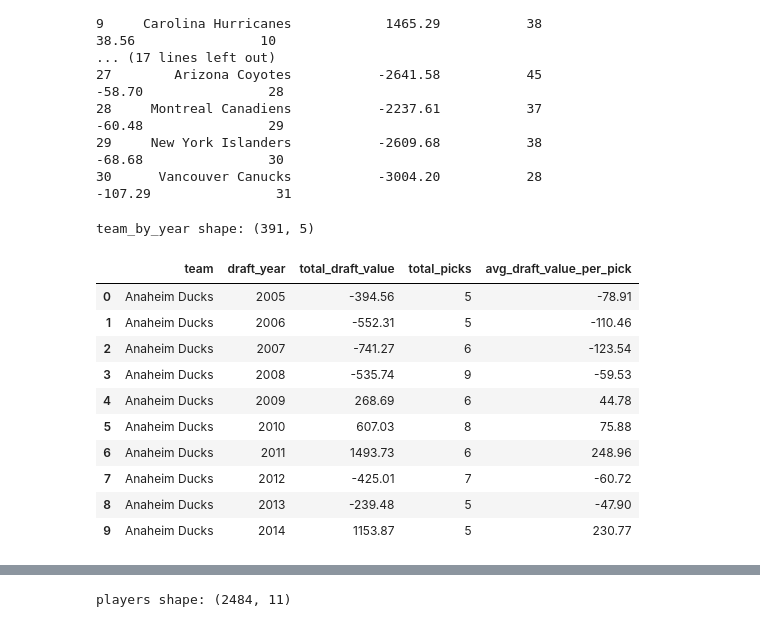
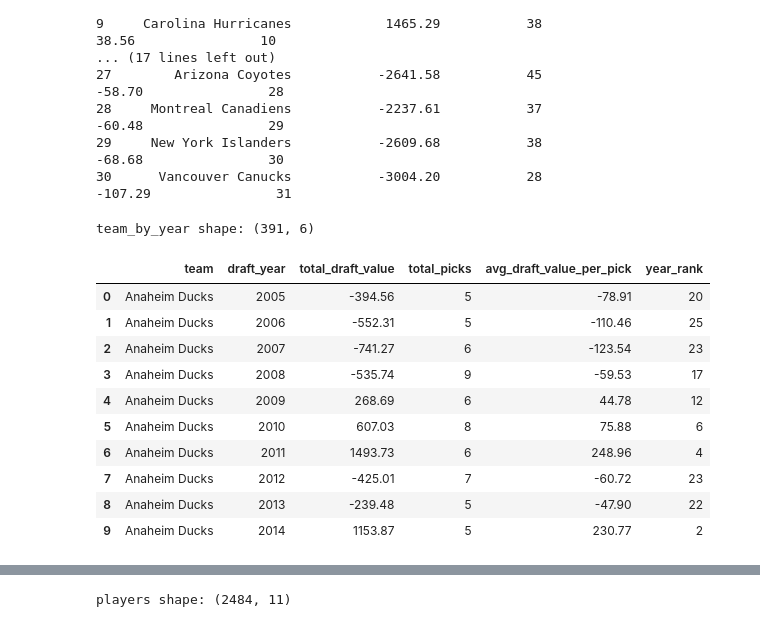
Before and after one commit to vanbrantley/nhl-draft-analysis, a Jupyter notebook: notebooks/02_methodology.ipynb, the cells around one changed output, grey strips where cells are left out. Cells and saved outputs as stored; diff of their text form; code cells hidden in the pictures.

Commit message:
prepare exports for year and round charts

```diff
--- a/notebooks/02_methodology.ipynb
+++ b/notebooks/02_methodology.ipynb
@@ -476,26 +474,45 @@ for col in ['overall_rank', 'early_round_rank', 'picks_below_expectation']:
     team_rankings[f'{col}_pct'] = (1 - team_rankings[col].rank(pct=True)).round(2)
 # %%
+# # Team performance by draft year
+# team_by_year = df.groupby(['drafted_by', 'draft_year']).agg(
+#     total_draft_value=('draft_value', 'sum'),
+#     total_picks=('draft_value', 'count'),
+#     avg_draft_value_per_pick=('draft_value', 'mean')
+# ).round(2).reset_index()
+
+# team_by_year = team_by_year.rename(columns={'drafted_by': 'team'})
+# print(f"team_by_year shape: {team_by_year.shape}")
+# team_by_year.head(10)
+
 # Team performance by draft year
 team_by_year = df.groupby(['drafted_by', 'draft_year']).agg(
     total_draft_value=('draft_value', 'sum'),
     total_picks=('draft_value', 'count'),
     avg_draft_value_per_pick=('draft_value', 'mean')
 ).round(2).reset_index()
 
 team_by_year = team_by_year.rename(columns={'drafted_by': 'team'})
+
+# Add per-year rank (1 = best in league for that draft year)
+team_by_year['year_rank'] = (
+    team_by_year.groupby('draft_year')['avg_draft_value_per_pick']
+    .rank(ascending=False, method='min')
+    .astype(int)
+)
+
 print(f"team_by_year shape: {team_by_year.shape}")
 team_by_year.head(10)
 # %% [output]
-team_by_year shape: (391, 5)
+team_by_year shape: (391, 6)
-|  | team | draft_year | total_draft_value | total_picks | avg_draft_value_per_pick |
-| 0 | Anaheim Ducks | 2005 | -394.56 | 5 | -78.91 |
-| 1 | Anaheim Ducks | 2006 | -552.31 | 5 | -110.46 |
-| 2 | Anaheim Ducks | 2007 | -741.27 | 6 | -123.54 |
-| 3 | Anaheim Ducks | 2008 | -535.74 | 9 | -59.53 |
-| 4 | Anaheim Ducks | 2009 | 268.69 | 6 | 44.78 |
-| 5 | Anaheim Ducks | 2010 | 607.03 | 8 | 75.88 |
-| 6 | Anaheim Ducks | 2011 | 1493.73 | 6 | 248.96 |
-| 7 | Anaheim Ducks | 2012 | -425.01 | 7 | -60.72 |
-| 8 | Anaheim Ducks | 2013 | -239.48 | 5 | -47.90 |
-| 9 | Anaheim Ducks | 2014 | 1153.87 | 5 | 230.77 |
+|  | team | draft_year | total_draft_value | total_picks | avg_draft_value_per_pick | year_rank |
+| 0 | Anaheim Ducks | 2005 | -394.56 | 5 | -78.91 | 20 |
+| 1 | Anaheim Ducks | 2006 | -552.31 | 5 | -110.46 | 25 |
+| 2 | Anaheim Ducks | 2007 | -741.27 | 6 | -123.54 | 23 |
+| 3 | Anaheim Ducks | 2008 | -535.74 | 9 | -59.53 | 17 |
+| 4 | Anaheim Ducks | 2009 | 268.69 | 6 | 44.78 | 12 |
+| 5 | Anaheim Ducks | 2010 | 607.03 | 8 | 75.88 | 6 |
+| 6 | Anaheim Ducks | 2011 | 1493.73 | 6 | 248.96 | 4 |
+| 7 | Anaheim Ducks | 2012 | -425.01 | 7 | -60.72 | 23 |
+| 8 | Anaheim Ducks | 2013 | -239.48 | 5 | -47.90 | 22 |
+| 9 | Anaheim Ducks | 2014 | 1153.87 | 5 | 230.77 | 2 |
 # %%
```
Also changed, not shown: parts of 3 cells of this notebook, 4 other files.
